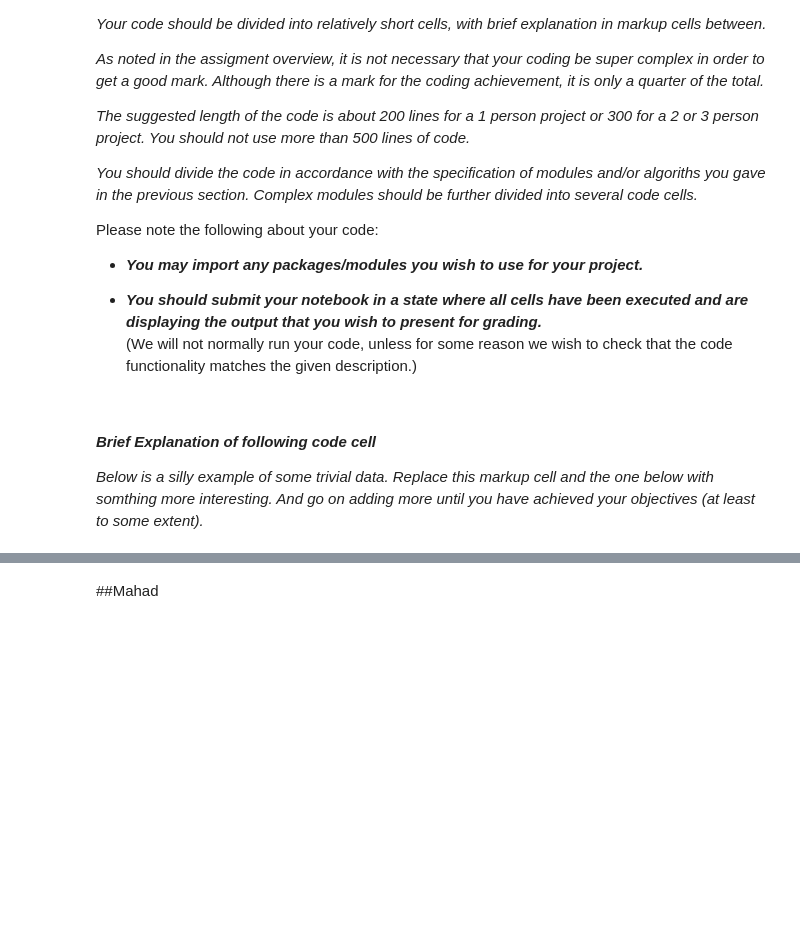
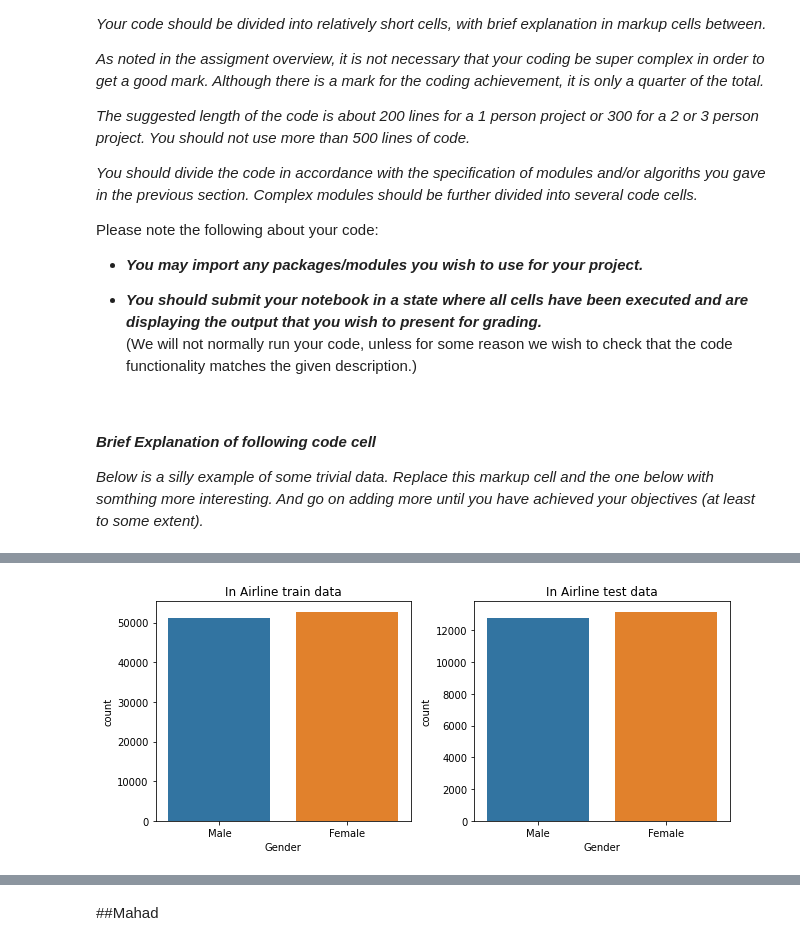
Before and after one commit to buthaina279/P4DS, a Jupyter notebook: A3_Data_Analysis_Project.ipynb, the cells around one changed output, grey strips where cells are left out. Saved outputs shown, nothing was run; the diff lists cells and outputs as text; code cells hidden in the pictures; blank space fills up the shorter version.

```diff
--- a/A3_Data_Analysis_Project.ipynb
+++ b/A3_Data_Analysis_Project.ipynb
@@ -223,0 +371,4 @@ airline_test = pd.read_csv("train.csv")
+# %%
+create_plot_train_test('Gender' , ["Male", "Female"])
+# %% [output]
+[figure, added]
```
Also changed, not shown: parts of 170 cells of this notebook.
